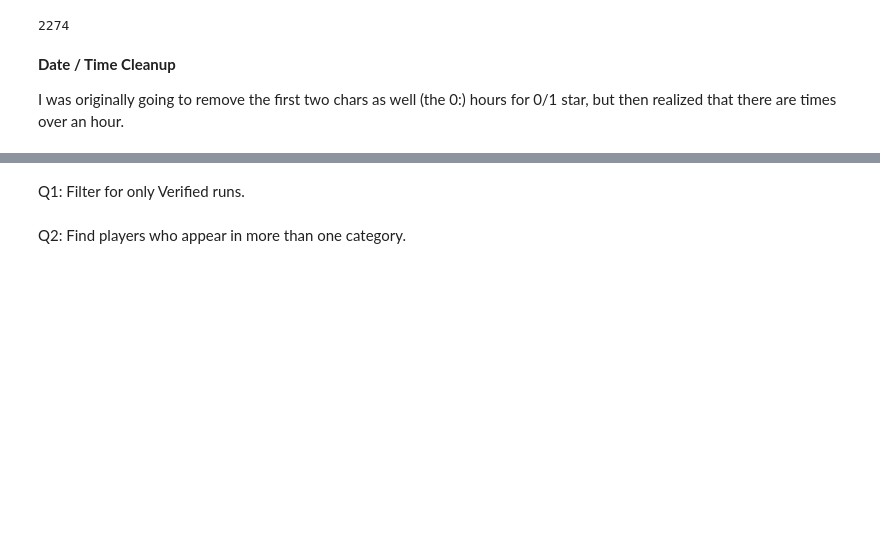
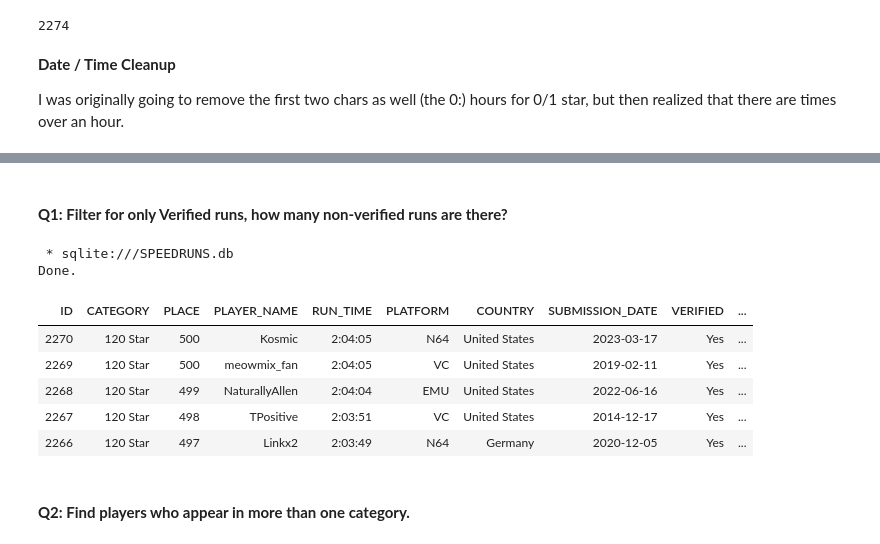
Before and after one commit to ouchmode/SM64-Speedrun-Data, a Jupyter notebook: SM64_Speedruns.ipynb, the cells around one changed output, grey strips where cells are left out. Drawn from its saved outputs; the diff is of its cells as text; code cells hidden in the pictures; blank space fills up the shorter version.

```diff
--- a/SM64_Speedruns.ipynb
+++ b/SM64_Speedruns.ipynb
@@ -221,4 +227,29 @@ df
 # %% [markdown]
-Q1: Filter for only Verified runs.
+#### **Q1: Filter for only Verified runs, how many non-verified runs are there?**
+# %%
+%%sql
+/*Only verified runs + the total count of all verified and non-verified runs.*/
+
+/*
+    VERIFIED: 2097
+    NON-VERIFIED: 177
+*/
+
+SELECT *,
+    (SELECT COUNT(*) FROM ALL_CAT_SPEEDRUNS WHERE VERIFIED = 'Yes') AS TOTAL_VERIFIED_COUNT,
+    (SELECT COUNT(*) FROM ALL_CAT_SPEEDRUNS WHERE VERIFIED = 'No') AS TOTAL_NON_VERIFIED_COUNT
+FROM ALL_CAT_SPEEDRUNS
+WHERE VERIFIED = 'Yes'
+ORDER BY ID DESC
+LIMIT 5;
+# %% [output]
+ * sqlite:///SPEEDRUNS.db
+Done.
+| ID | CATEGORY | PLACE | PLAYER_NAME | RUN_TIME | PLATFORM | COUNTRY | SUBMISSION_DATE | VERIFIED | ... |
+| 2270 | 120 Star | 500 | Kosmic | 2:04:05 | N64 | United States | 2023-03-17 | Yes | ... |
+| 2269 | 120 Star | 500 | meowmix_fan | 2:04:05 | VC | United States | 2019-02-11 | Yes | ... |
+| 2268 | 120 Star | 499 | NaturallyAllen | 2:04:04 | EMU | United States | 2022-06-16 | Yes | ... |
+| 2267 | 120 Star | 498 | TPositive | 2:03:51 | VC | United States | 2014-12-17 | Yes | ... |
+| 2266 | 120 Star | 497 | Linkx2 | 2:03:49 | N64 | Germany | 2020-12-05 | Yes | ... |
 # %% [markdown]
-Q2: Find players who appear in more than one category.
+#### **Q2: Find players who appear in more than one category.**
```
Also changed, not shown: parts of 12 cells of this notebook.
